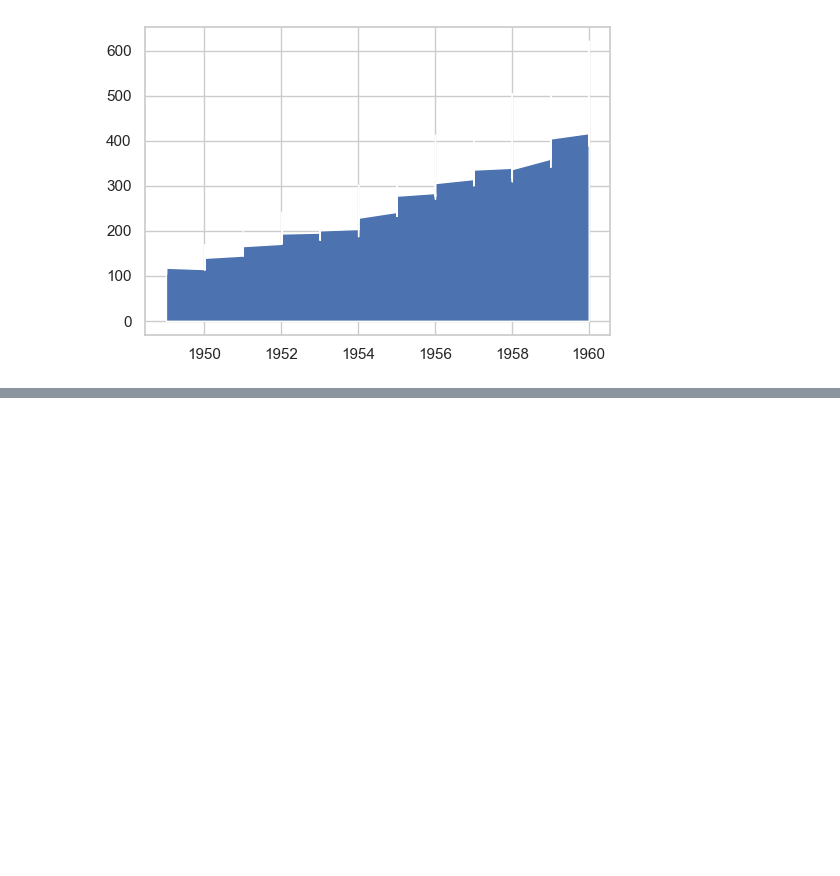
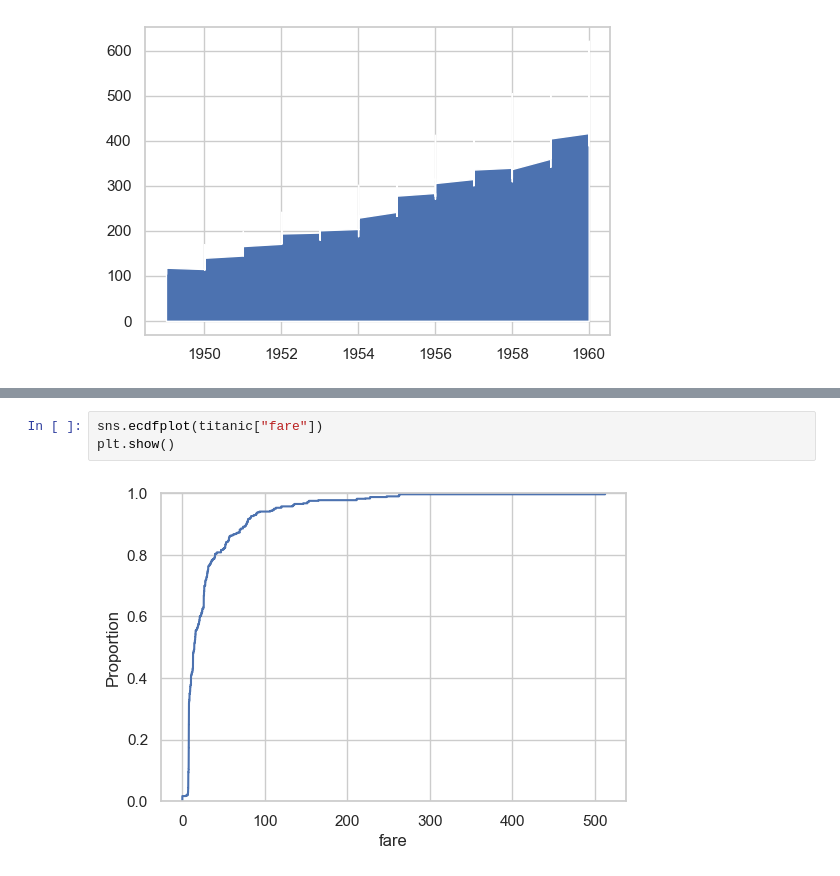
Before and after one commit to jakhongirkupalov/yangi_repo, a Jupyter notebook: Notebooks/Data_Vizualization.ipynb, the cells around one changed output, grey strips where cells are left out. Drawn from its saved outputs; the diff is of its cells as text; blank space fills up the shorter version.

```diff
--- a/Notebooks/Data_Vizualization.ipynb
+++ b/Notebooks/Data_Vizualization.ipynb
@@ -202,0 +186,5 @@ plt.show()
+# %%
+sns.ecdfplot(titanic["fare"])
+plt.show()
+# %% [output]
+[figure, added]
```
Also changed, not shown: parts of 21 cells of this notebook.
